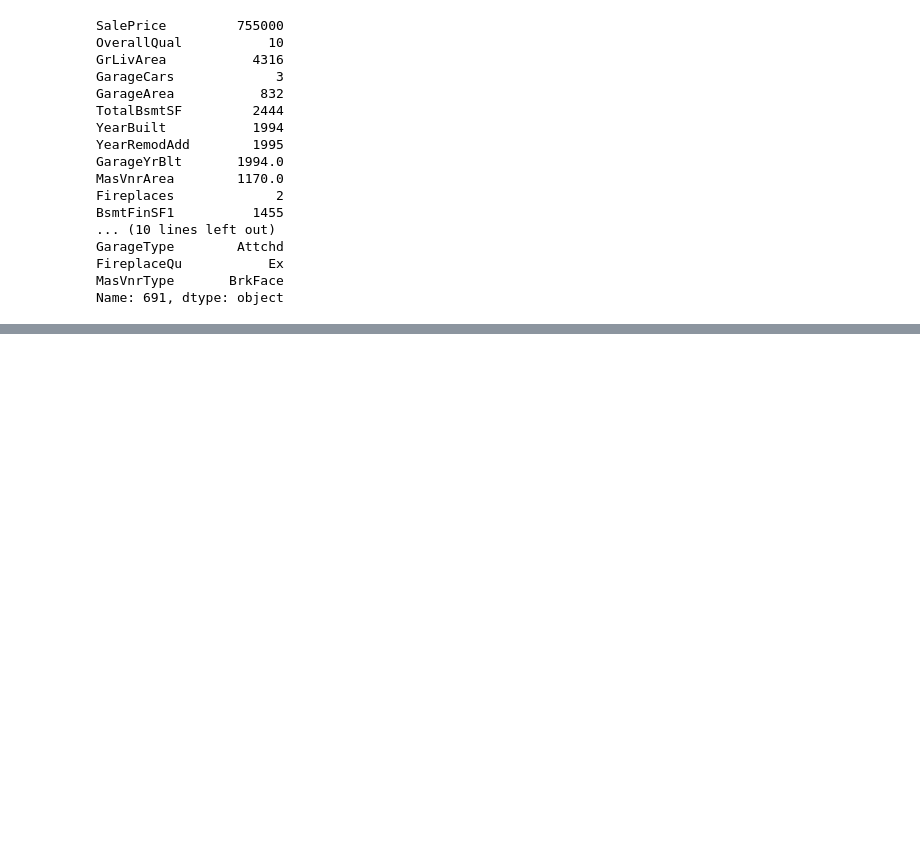
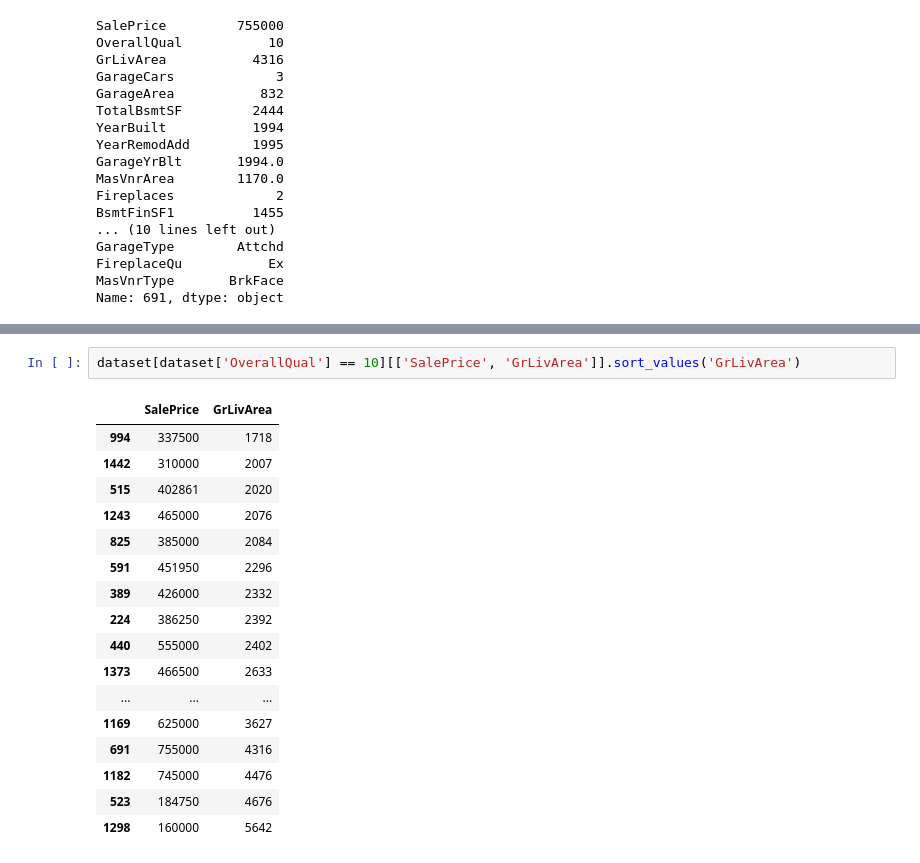
Before and after one commit to kogimurio/house_sales_prediction, a Jupyter notebook: saales_price_predictions.ipynb, the cells around one changed output, grey strips where cells are left out. Cells and saved outputs as stored; diff of their text form; blank space fills up the shorter version.

```diff
--- a/saales_price_predictions.ipynb
+++ b/saales_price_predictions.ipynb
@@ -3337,0 +3323,20 @@ dtype: float64
+# %%
+dataset[dataset['OverallQual'] == 10][['SalePrice', 'GrLivArea']].sort_values('GrLivArea')
+# %% [output]
+|  | SalePrice | GrLivArea |
+| 994 | 337500 | 1718 |
+| 1442 | 310000 | 2007 |
+| 515 | 402861 | 2020 |
+| 1243 | 465000 | 2076 |
+| 825 | 385000 | 2084 |
+| 591 | 451950 | 2296 |
+| 389 | 426000 | 2332 |
+| 224 | 386250 | 2392 |
+| 440 | 555000 | 2402 |
+| 1373 | 466500 | 2633 |
+| ... | ... | ... |
+| 1169 | 625000 | 3627 |
+| 691 | 755000 | 4316 |
+| 1182 | 745000 | 4476 |
+| 523 | 184750 | 4676 |
+| 1298 | 160000 | 5642 |
```
Also changed, not shown: parts of 23 cells of this notebook.
